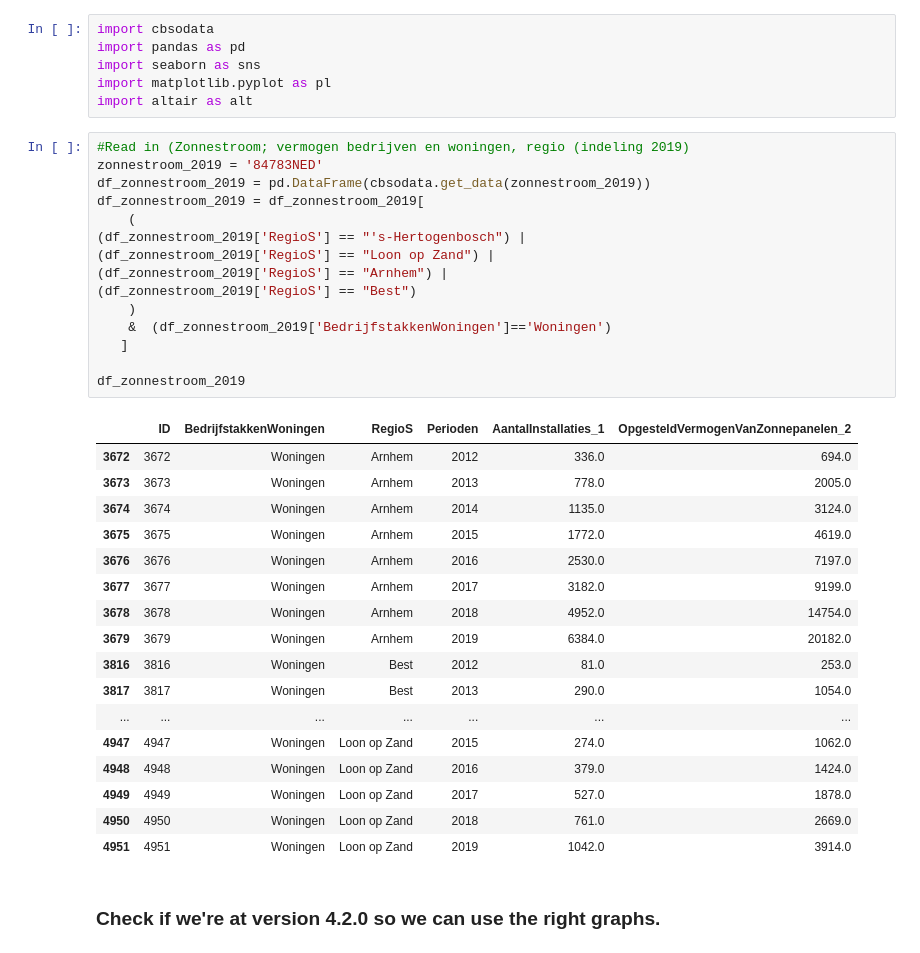
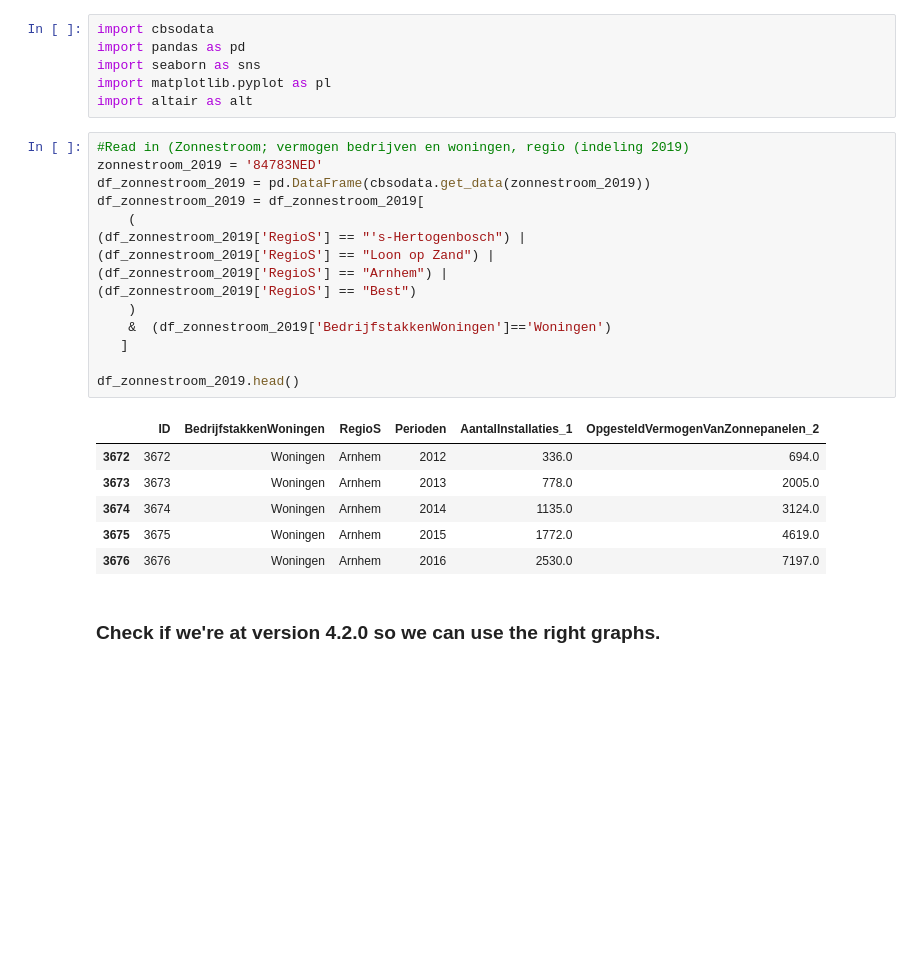
Before and after one commit to expert-solutions/Enexis-case-study, a Jupyter notebook: Data understanding/Data understanding 03 - CBS installed pV.ipynb, the cells around one changed output. Drawn from its saved outputs; the diff is of its cells as text; blank space fills up the shorter version.

```diff
--- a/Data understanding/Data understanding 03 - CBS installed pV.ipynb
+++ b/Data understanding/Data understanding 03 - CBS installed pV.ipynb
@@ -59,36 +36,25 @@ import altair as alt
 # %%
 #Read in (Zonnestroom; vermogen bedrijven en woningen, regio (indeling 2019)
 zonnestroom_2019 = '84783NED'
 df_zonnestroom_2019 = pd.DataFrame(cbsodata.get_data(zonnestroom_2019))
 df_zonnestroom_2019 = df_zonnestroom_2019[
     (
 (df_zonnestroom_2019['RegioS'] == "'s-Hertogenbosch") |
 (df_zonnestroom_2019['RegioS'] == "Loon op Zand") |
 (df_zonnestroom_2019['RegioS'] == "Arnhem") |
 (df_zonnestroom_2019['RegioS'] == "Best")
     )
     &  (df_zonnestroom_2019['BedrijfstakkenWoningen']=='Woningen')
    ]
 
-df_zonnestroom_2019
+df_zonnestroom_2019.head()
 # %% [output]
 |  | ID | BedrijfstakkenWoningen | RegioS | Perioden | AantalInstallaties_1 | OpgesteldVermogenVanZonnepanelen_2 |
 | 3672 | 3672 | Woningen | Arnhem | 2012 | 336.0 | 694.0 |
 | 3673 | 3673 | Woningen | Arnhem | 2013 | 778.0 | 2005.0 |
 | 3674 | 3674 | Woningen | Arnhem | 2014 | 1135.0 | 3124.0 |
 | 3675 | 3675 | Woningen | Arnhem | 2015 | 1772.0 | 4619.0 |
 | 3676 | 3676 | Woningen | Arnhem | 2016 | 2530.0 | 7197.0 |
-| 3677 | 3677 | Woningen | Arnhem | 2017 | 3182.0 | 9199.0 |
-| 3678 | 3678 | Woningen | Arnhem | 2018 | 4952.0 | 14754.0 |
-| 3679 | 3679 | Woningen | Arnhem | 2019 | 6384.0 | 20182.0 |
-| 3816 | 3816 | Woningen | Best | 2012 | 81.0 | 253.0 |
-| 3817 | 3817 | Woningen | Best | 2013 | 290.0 | 1054.0 |
-| ... | ... | ... | ... | ... | ... | ... |
-| 4947 | 4947 | Woningen | Loon op Zand | 2015 | 274.0 | 1062.0 |
-| 4948 | 4948 | Woningen | Loon op Zand | 2016 | 379.0 | 1424.0 |
-| 4949 | 4949 | Woningen | Loon op Zand | 2017 | 527.0 | 1878.0 |
-| 4950 | 4950 | Woningen | Loon op Zand | 2018 | 761.0 | 2669.0 |
-| 4951 | 4951 | Woningen | Loon op Zand | 2019 | 1042.0 | 3914.0 |
 # %% [markdown]
 ### Check if we're at version 4.2.0 so we can use the right graphs.
 # %%
```
Also changed, not shown: parts of 15 cells of this notebook.
